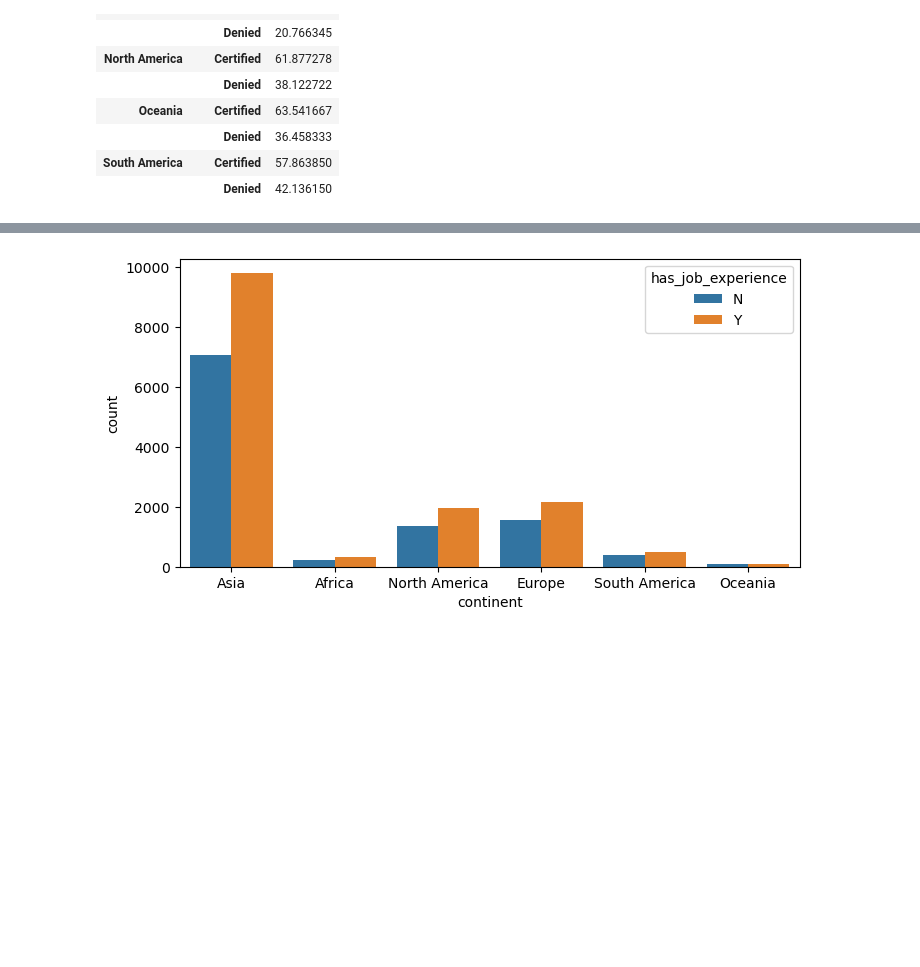
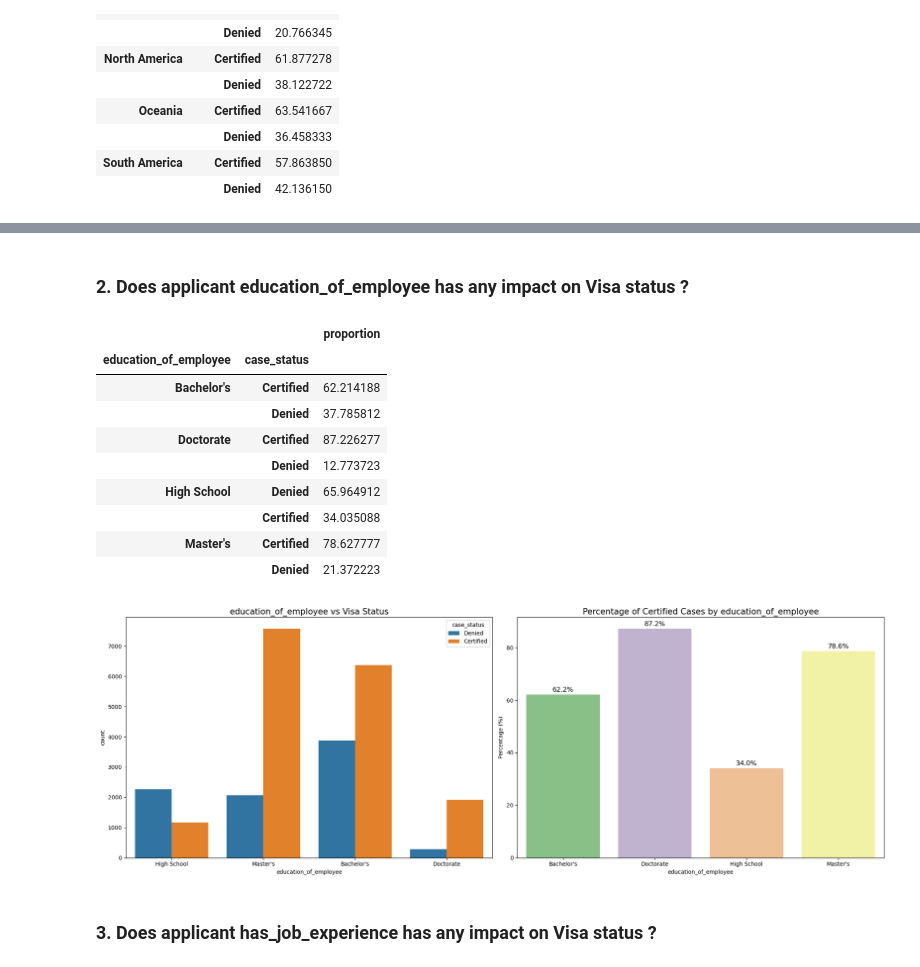
Before and after one commit to RanaSanga85/US-Visa-Approval-Prediction-MLOPs-Project, a Jupyter notebook: notebook/EDA.ipynb, the cells around one changed output, grey strips where cells are left out. Saved outputs shown, nothing was run; the diff lists cells and outputs as text; code cells hidden in the pictures; blank space fills up the shorter version.

```diff
--- a/notebook/EDA.ipynb
+++ b/notebook/EDA.ipynb
@@ -261,0 +231,21 @@ plt.show()
+# %%
+certified_percentage = 100 * df[df["case_status"] == 'Certified']['continent'].value_counts() / df['continent'].value_counts()
+fig, ax = plt.subplots(1, 2, figsize=(20, 7))
+
+# First subplot: Continent vs Visa Status (Countplot)
+sns.countplot(data=df, x="continent", hue="case_status", dodge=True, ax=ax[0])
+ax[0].set_title("Continent vs Visa Status", fontsize=15, pad=5)
+
+# Second subplot: Percentage of Certified Cases
+bars = sns.barplot(x=certified_percentage.index, y=certified_percentage.values, ax=ax[1], palette='Accent')
+ax[1].set_title("Percentage of Certified Cases by Continent", fontsize=15, pad=5)
+ax[1].set_ylabel("Percentage (%)")
+
+for bar in bars.patches:
+    percentage = bar.get_height()
+    bars.annotate(f'{percentage:.1f}%',
+                  (bar.get_x() + bar.get_width() / 2., bar.get_height()),
+                  ha='center', va='baseline', fontsize=12, color='black', xytext=(0, 5),
+                  textcoords='offset points')
+plt.tight_layout()
+plt.show()
@@ -262,6 +261,41 @@ plt.show()
+# %% [markdown]
+### 2. Does applicant education_of_employee has any impact on Visa status ?
+# %%
+#group data by education_of_employee and their count of case_status
+df.groupby('education_of_employee')['case_status'].value_counts(normalize=True).to_frame()*100
+# %% [output]
+|  |  | proportion |
+| education_of_employee | case_status |  |
+| Bachelor's | Certified | 62.214188 |
+|  | Denied | 37.785812 |
+| Doctorate | Certified | 87.226277 |
+|  | Denied | 12.773723 |
+| High School | Denied | 65.964912 |
+|  | Certified | 34.035088 |
+| Master's | Certified | 78.627777 |
+|  | Denied | 21.372223 |
 # %%
-plt.figure(figsize=(8, 4))
-sns.countplot(data=df, x="continent", hue="has_job_experience", dodge=True)
+certified_percentage = 100 * df[df["case_status"] == 'Certified']['education_of_employee'].value_counts() / df['education_of_employee'].value_counts()
+fig, ax = plt.subplots(1, 2, figsize=(20, 7))
+
+# First subplot: Continent vs Visa Status (Countplot)
+sns.countplot(data=df, x="education_of_employee", hue="case_status", dodge=True, ax=ax[0])
+ax[0].set_title("education_of_employee vs Visa Status", fontsize=15, pad=5)
+
+# Second subplot: Percentage of Certified Cases
+bars = sns.barplot(x=certified_percentage.index, y=certified_percentage.values, ax=ax[1], palette='Accent')
+ax[1].set_title("Percentage of Certified Cases by education_of_employee", fontsize=15, pad=5)
+ax[1].set_ylabel("Percentage (%)")
+
+for bar in bars.patches:
+    percentage = bar.get_height()
+    bars.annotate(f'{percentage:.1f}%',
+                  (bar.get_x() + bar.get_width() / 2., bar.get_height()),
+                  ha='center', va='baseline', fontsize=12, color='black', xytext=(0, 5),
+                  textcoords='offset points')
+plt.tight_layout()
 plt.show()
 # %% [output]
-[figure, old version]
+[figure, new version]
+# %% [markdown]
+### 3. Does applicant has_job_experience has any impact on Visa status ?
```
Also changed, not shown: parts of 27 cells of this notebook.
